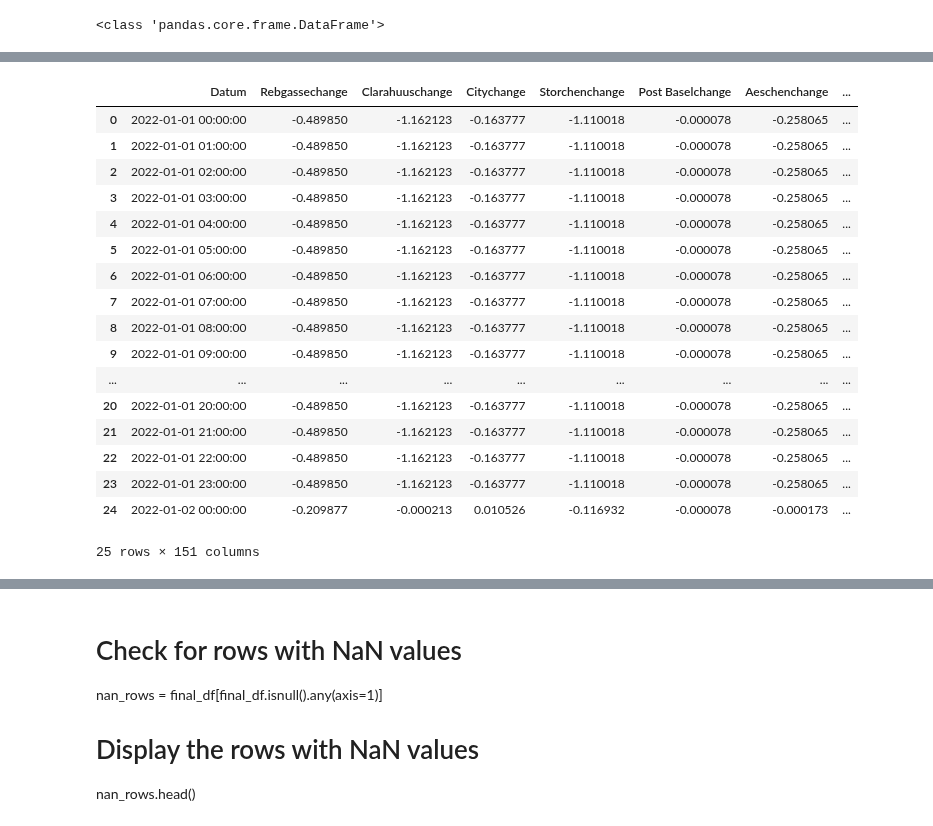
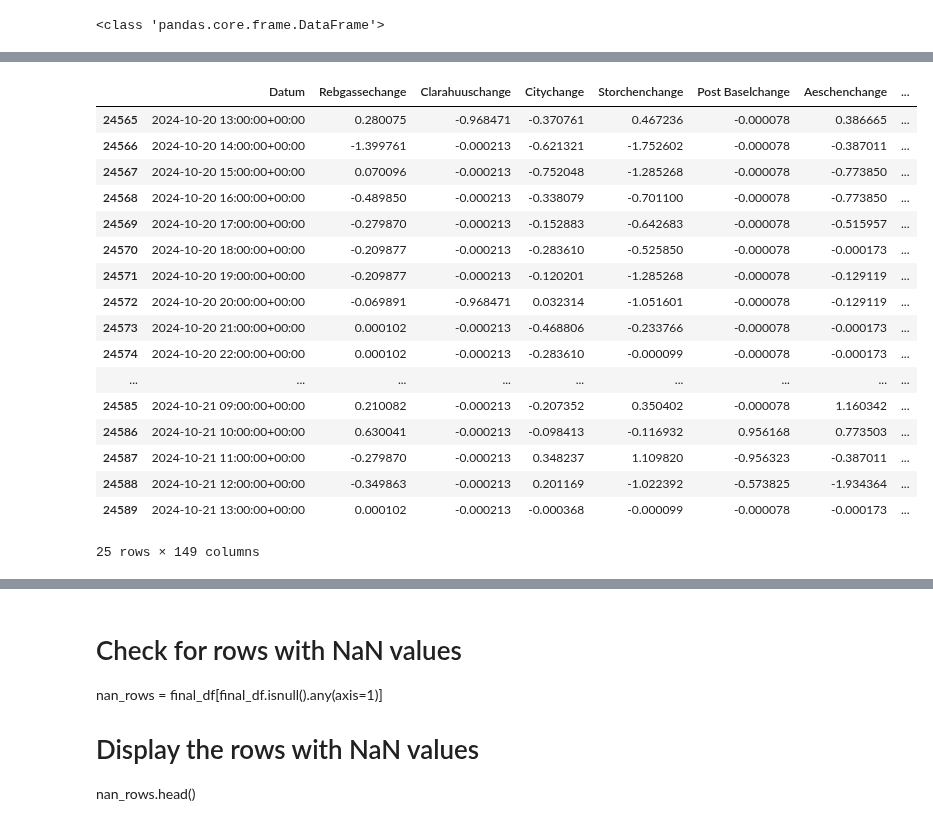
Before and after one commit to joejoejoejor/Its-Wekk, a Jupyter notebook: 4 - Data/1 - Max/Max_merge.ipynb, the cells around one changed output, grey strips where cells are left out. Saved outputs shown, nothing was run; the diff lists cells and outputs as text; code cells hidden in the pictures.

```diff
--- a/4 - Data/1 - Max/Max_merge.ipynb
+++ b/4 - Data/1 - Max/Max_merge.ipynb
@@ -125,28 +145,12 @@ Verkehrsdaten.head()
 # %%
-Parkhäuser['Datum'] = pd.to_datetime(Parkhäuser['Datum'], errors='coerce')
-Wetterdaten['Datum'] = pd.to_datetime(Wetterdaten['Datum'], errors='coerce')
-Flugbewegungen['Datum'] = pd.to_datetime(Flugbewegungen['Datum'], errors='coerce')
-Gasverbrauch['Datum'] = pd.to_datetime(Gasverbrauch['Datum'], errors='coerce')
-Stromverbrauch['Datum'] = pd.to_datetime(Stromverbrauch['Datum'], errors='coerce')
-Verkehrsdaten['Datum'] = pd.to_datetime(Verkehrsdaten['Datum'], errors='coerce')
-
-
-
-# Convert timezone but keep time by explicitly formatting the datetime
-Parkhäuser['Datum'] = Parkhäuser['Datum'].dt.tz_convert(None)
-Wetterdaten['Datum'] = Wetterdaten['Datum'].dt.tz_convert(None)
-Flugbewegungen['Datum'] = Flugbewegungen['Datum'].dt.tz_convert(None)
-Gasverbrauch['Datum'] = Gasverbrauch['Datum'].dt.tz_convert(None)
-Stromverbrauch['Datum'] = Stromverbrauch['Datum'].dt.tz_convert(None)
-Verkehrsdaten['Datum'] = Verkehrsdaten['Datum'].dt.tz_convert(None)
-
                                                                                                 # The merge isnt correct because it erases the Hour format and therefore setting the entire Day to one value?!
 # Merge all dataframes on the 'Datum' column
 final_df = Parkhäuser.merge(Wetterdaten, on='Datum', how='inner') \
-                      .merge(Flugbewegungen, on='Datum', how='inner') \
                       .merge(Stromverbrauch, on='Datum', how='inner') \
                       .merge(Verkehrsdaten, on='Datum', how='inner') \
                       .merge(Gasverbrauch, on='Datum', how='inner') \
+#                      .merge(Flugbewegungen, on='Datum', how='inner') \
+
 #                      .merge(Schallmessungen, on='Datum', how='inner') \ -> too many NaN values
 # Display the first few rows of the merged dataframe
 final_df.head(20)
@@ -155,24 +176,24 @@ TypeError: Cannot convert tz-naive timestamps, use tz_localize to localize
 # %%
-final_df.head(25)
+final_df.tail(25)
 # %% [output]
 |  | Datum | Rebgassechange | Clarahuuschange | Citychange | Storchenchange | Post Baselchange | Aeschenchange | ... |
-| 0 | 2022-01-01 00:00:00 | -0.489850 | -1.162123 | -0.163777 | -1.110018 | -0.000078 | -0.258065 | ... |
-| 1 | 2022-01-01 01:00:00 | -0.489850 | -1.162123 | -0.163777 | -1.110018 | -0.000078 | -0.258065 | ... |
-| 2 | 2022-01-01 02:00:00 | -0.489850 | -1.162123 | -0.163777 | -1.110018 | -0.000078 | -0.258065 | ... |
-| 3 | 2022-01-01 03:00:00 | -0.489850 | -1.162123 | -0.163777 | -1.110018 | -0.000078 | -0.258065 | ... |
-| 4 | 2022-01-01 04:00:00 | -0.489850 | -1.162123 | -0.163777 | -1.110018 | -0.000078 | -0.258065 | ... |
-| 5 | 2022-01-01 05:00:00 | -0.489850 | -1.162123 | -0.163777 | -1.110018 | -0.000078 | -0.258065 | ... |
-| 6 | 2022-01-01 06:00:00 | -0.489850 | -1.162123 | -0.163777 | -1.110018 | -0.000078 | -0.258065 | ... |
-| 7 | 2022-01-01 07:00:00 | -0.489850 | -1.162123 | -0.163777 | -1.110018 | -0.000078 | -0.258065 | ... |
-| 8 | 2022-01-01 08:00:00 | -0.489850 | -1.162123 | -0.163777 | -1.110018 | -0.000078 | -0.258065 | ... |
-| 9 | 2022-01-01 09:00:00 | -0.489850 | -1.162123 | -0.163777 | -1.110018 | -0.000078 | -0.258065 | ... |
+| 24565 | 2024-10-20 13:00:00+00:00 | 0.280075 | -0.968471 | -0.370761 | 0.467236 | -0.000078 | 0.386665 | ... |
+| 24566 | 2024-10-20 14:00:00+00:00 | -1.399761 | -0.000213 | -0.621321 | -1.752602 | -0.000078 | -0.387011 | ... |
+| 24567 | 2024-10-20 15:00:00+00:00 | 0.070096 | -0.000213 | -0.752048 | -1.285268 | -0.000078 | -0.773850 | ... |
+| 24568 | 2024-10-20 16:00:00+00:00 | -0.489850 | -0.000213 | -0.338079 | -0.701100 | -0.000078 | -0.773850 | ... |
+| 24569 | 2024-10-20 17:00:00+00:00 | -0.279870 | -0.000213 | -0.152883 | -0.642683 | -0.000078 | -0.515957 | ... |
+| 24570 | 2024-10-20 18:00:00+00:00 | -0.209877 | -0.000213 | -0.283610 | -0.525850 | -0.000078 | -0.000173 | ... |
+| 24571 | 2024-10-20 19:00:00+00:00 | -0.209877 | -0.000213 | -0.120201 | -1.285268 | -0.000078 | -0.129119 | ... |
+| 24572 | 2024-10-20 20:00:00+00:00 | -0.069891 | -0.968471 | 0.032314 | -1.051601 | -0.000078 | -0.129119 | ... |
+| 24573 | 2024-10-20 21:00:00+00:00 | 0.000102 | -0.000213 | -0.468806 | -0.233766 | -0.000078 | -0.000173 | ... |
+| 24574 | 2024-10-20 22:00:00+00:00 | 0.000102 | -0.000213 | -0.283610 | -0.000099 | -0.000078 | -0.000173 | ... |
 | ... | ... | ... | ... | ... | ... | ... | ... | ... |
-| 20 | 2022-01-01 20:00:00 | -0.489850 | -1.162123 | -0.163777 | -1.110018 | -0.000078 | -0.258065 | ... |
-| 21 | 2022-01-01 21:00:00 | -0.489850 | -1.162123 | -0.163777 | -1.110018 | -0.000078 | -0.258065 | ... |
-| 22 | 2022-01-01 22:00:00 | -0.489850 | -1.162123 | -0.163777 | -1.110018 | -0.000078 | -0.258065 | ... |
-| 23 | 2022-01-01 23:00:00 | -0.489850 | -1.162123 | -0.163777 | -1.110018 | -0.000078 | -0.258065 | ... |
-| 24 | 2022-01-02 00:00:00 | -0.209877 | -0.000213 | 0.010526 | -0.116932 | -0.000078 | -0.000173 | ... |
+| 24585 | 2024-10-21 09:00:00+00:00 | 0.210082 | -0.000213 | -0.207352 | 0.350402 | -0.000078 | 1.160342 | ... |
+| 24586 | 2024-10-21 10:00:00+00:00 | 0.630041 | -0.000213 | -0.098413 | -0.116932 | 0.956168 | 0.773503 | ... |
+| 24587 | 2024-10-21 11:00:00+00:00 | -0.279870 | -0.000213 | 0.348237 | 1.109820 | -0.956323 | -0.387011 | ... |
+| 24588 | 2024-10-21 12:00:00+00:00 | -0.349863 | -0.000213 | 0.201169 | -1.022392 | -0.573825 | -1.934364 | ... |
+| 24589 | 2024-10-21 13:00:00+00:00 | 0.000102 | -0.000213 | -0.000368 | -0.000099 | -0.000078 | -0.000173 | ... |
-25 rows × 151 columns
+25 rows × 149 columns
 # %%
 test_dataFrame = [Parkhäuser,
                 Wetterdaten,
```
Also changed, not shown: parts of 8 cells of this notebook, 1 other file.
